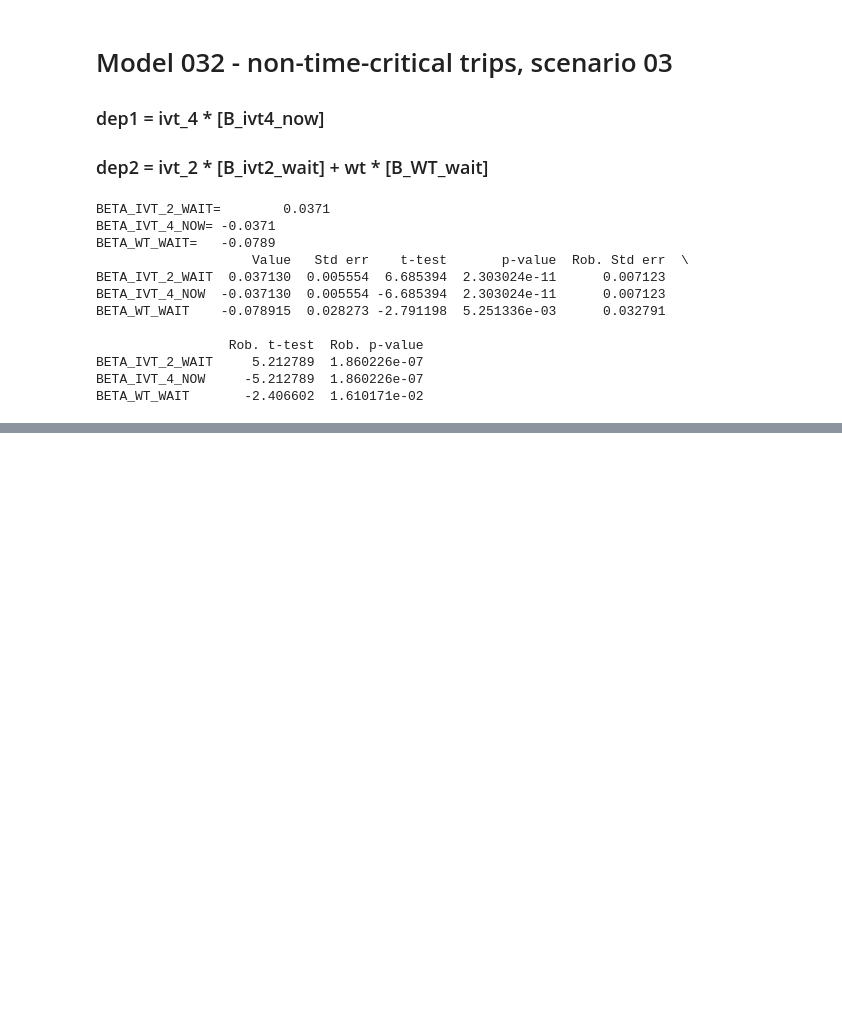
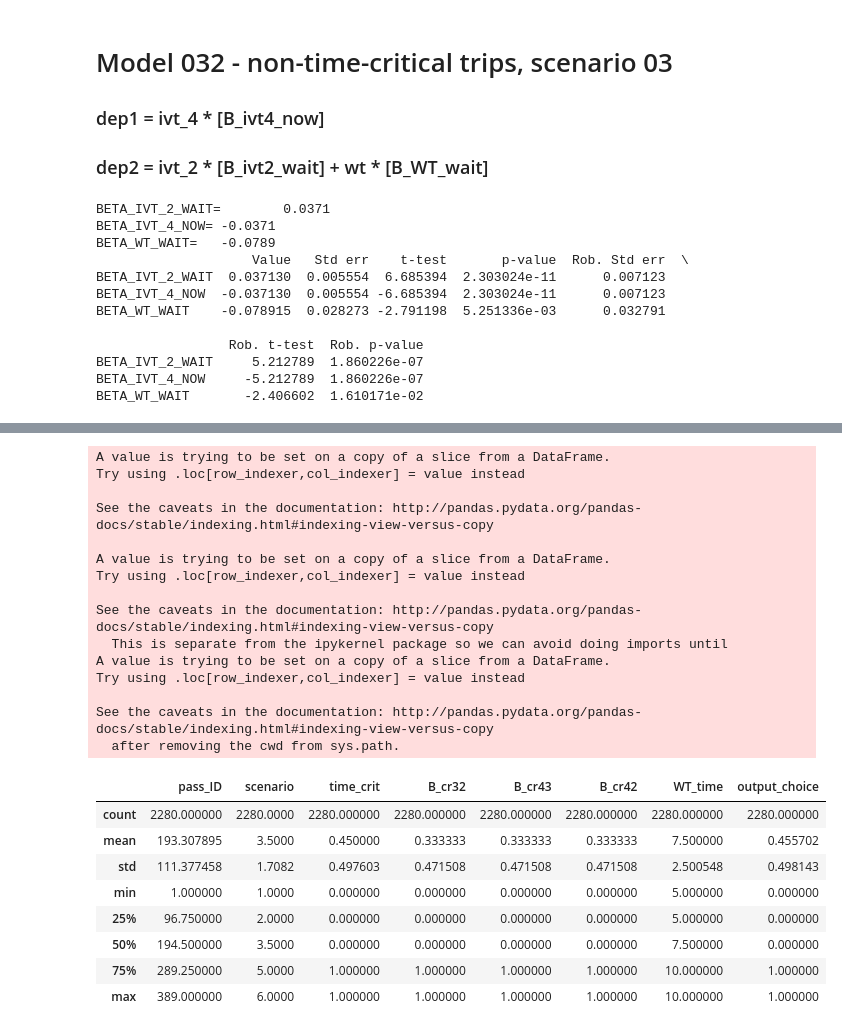
Before and after one commit to a4arek/TDM_logit_estimation, a Jupyter notebook: RTCI/777_final_TDM_models.ipynb, the cells around one changed output, grey strips where cells are left out. Cells and saved outputs as stored; diff of their text form; code cells hidden in the pictures; blank space fills up the shorter version.

```diff
--- a/RTCI/777_final_TDM_models.ipynb
+++ b/RTCI/777_final_TDM_models.ipynb
@@ -1550,0 +1558,32 @@ BETA_WT_WAIT       -2.406602  1.610171e-02
+# %%
+df_WTW = df_used
+df_WTW['B_cr32'] = np.where((df_WTW['B_cr3first']==1) & (df_WTW['B_cr2second']==1),1,0)
+df_WTW['B_cr43'] = np.where((df_WTW['B_cr4first']==1) & (df_WTW['B_cr3second']==1),1,0)
+df_WTW['B_cr42'] = np.where((df_WTW['B_cr4first']==1) & (df_WTW['B_cr2second']==1),1,0)
+df_WTW = df_WTW[['pass_ID','scenario','time_crit','B_cr32','B_cr43','B_cr42','WT_time','output_choice']]
+df_WTW.describe()
+# %% [output]
+A value is trying to be set on a copy of a slice from a DataFrame.
+Try using .loc[row_indexer,col_indexer] = value instead
+
+See the caveats in the documentation: http://pandas.pydata.org/pandas-docs/stable/indexing.html#indexing-view-versus-copy
+
+A value is trying to be set on a copy of a slice from a DataFrame.
+Try using .loc[row_indexer,col_indexer] = value instead
+
+See the caveats in the documentation: http://pandas.pydata.org/pandas-docs/stable/indexing.html#indexing-view-versus-copy
+  This is separate from the ipykernel package so we can avoid doing imports until
+A value is trying to be set on a copy of a slice from a DataFrame.
+Try using .loc[row_indexer,col_indexer] = value instead
+
+See the caveats in the documentation: http://pandas.pydata.org/pandas-docs/stable/indexing.html#indexing-view-versus-copy
+  after removing the cwd from sys.path.
+|  | pass_ID | scenario | time_crit | B_cr32 | B_cr43 | B_cr42 | WT_time | output_choice |
+| count | 2280.000000 | 2280.0000 | 2280.000000 | 2280.000000 | 2280.000000 | 2280.000000 | 2280.000000 | 2280.000000 |
+| mean | 193.307895 | 3.5000 | 0.450000 | 0.333333 | 0.333333 | 0.333333 | 7.500000 | 0.455702 |
+| std | 111.377458 | 1.7082 | 0.497603 | 0.471508 | 0.471508 | 0.471508 | 2.500548 | 0.498143 |
+| min | 1.000000 | 1.0000 | 0.000000 | 0.000000 | 0.000000 | 0.000000 | 5.000000 | 0.000000 |
+| 25% | 96.750000 | 2.0000 | 0.000000 | 0.000000 | 0.000000 | 0.000000 | 5.000000 | 0.000000 |
+| 50% | 194.500000 | 3.5000 | 0.000000 | 0.000000 | 0.000000 | 0.000000 | 7.500000 | 0.000000 |
+| 75% | 289.250000 | 5.0000 | 1.000000 | 1.000000 | 1.000000 | 1.000000 | 10.000000 | 1.000000 |
+| max | 389.000000 | 6.0000 | 1.000000 | 1.000000 | 1.000000 | 1.000000 | 10.000000 | 1.000000 |
```
Also changed, not shown: parts of 17 cells of this notebook, 9 other files.
